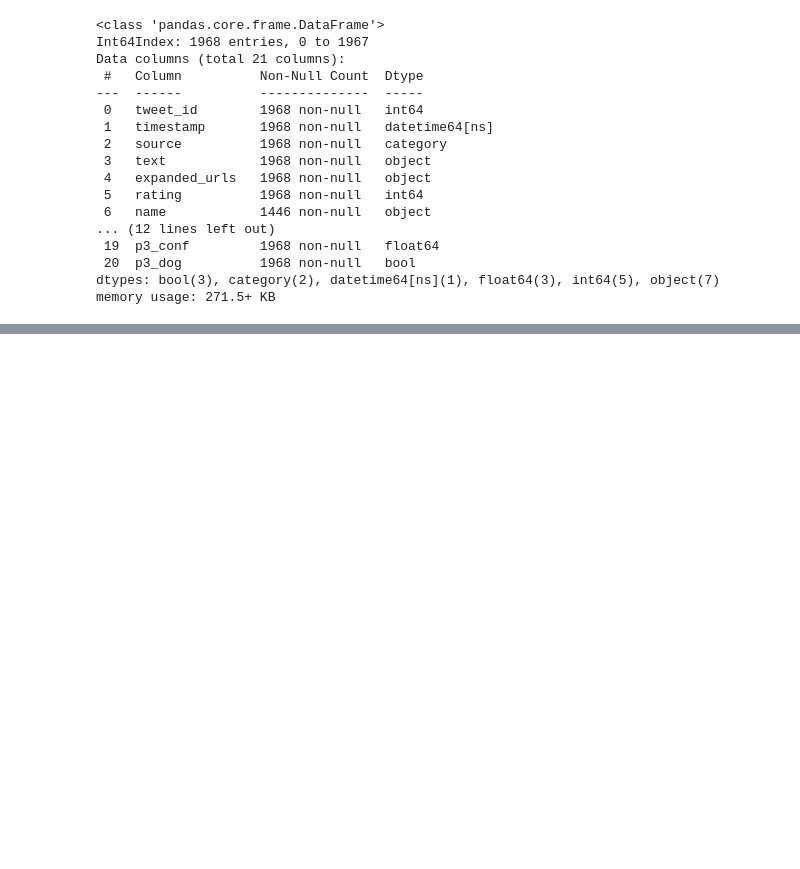
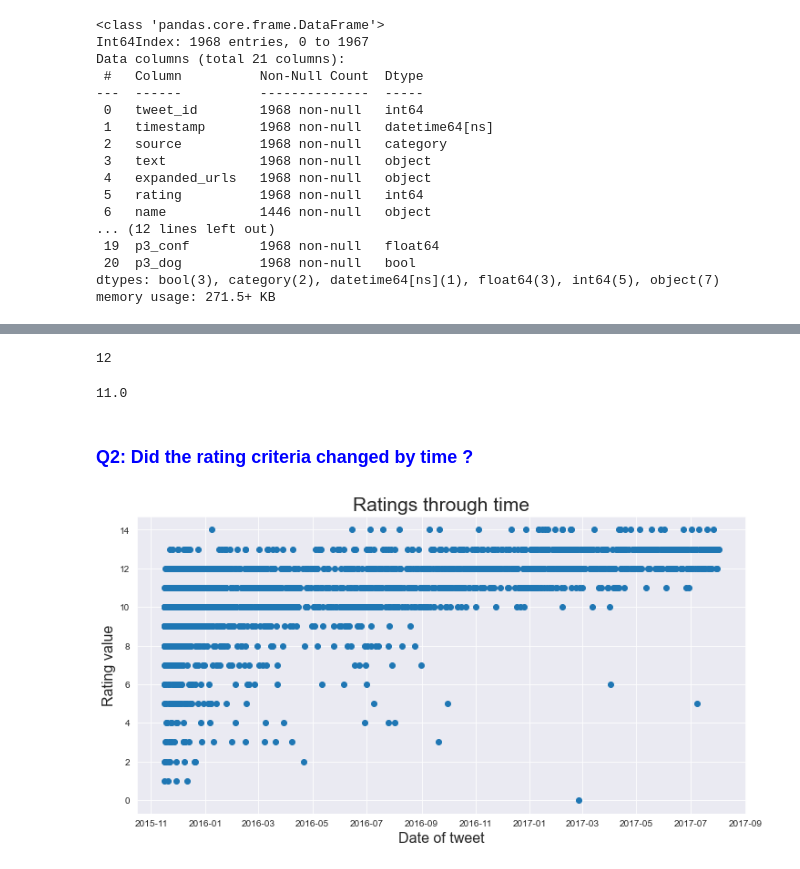
Before and after one commit to IbrahimMansey/WeRateDogs_Dataset, a Jupyter notebook: wrangle_act.ipynb, the cells around one changed output, grey strips where cells are left out. Drawn from its saved outputs; the diff is of its cells as text; code cells hidden in the pictures; blank space fills up the shorter version.

```diff
--- a/wrangle_act.ipynb
+++ b/wrangle_act.ipynb
@@ -1026,0 +1135,21 @@ memory usage: 271.5+ KB
+# %%
+# most frequent rating value
+
+we_rate_dogs.rating.mode()[0]
+# %% [output]
+12
+# %%
+we_rate_dogs.rating.median()
+# %% [output]
+11.0
+# %% [markdown]
+### <font color='blue'>Q2: Did the rating criteria changed by time ?</font>
+# %%
+#we_rate_dogs.plot(x='timestamp', y="rating", kind="scatter", figsize=(12,6));
+plt.subplots(figsize=(12,6))
+plt.scatter(we_rate_dogs.timestamp, we_rate_dogs.rating)
+plt.title('Ratings through time', fontdict={'fontsize': 21})
+plt.xlabel('Date of tweet',fontdict={'fontsize': 16})
+plt.ylabel('Rating value',fontdict={'fontsize': 16});
+# %% [output]
+[figure, added]
```
Also changed, not shown: parts of 65 cells of this notebook.
